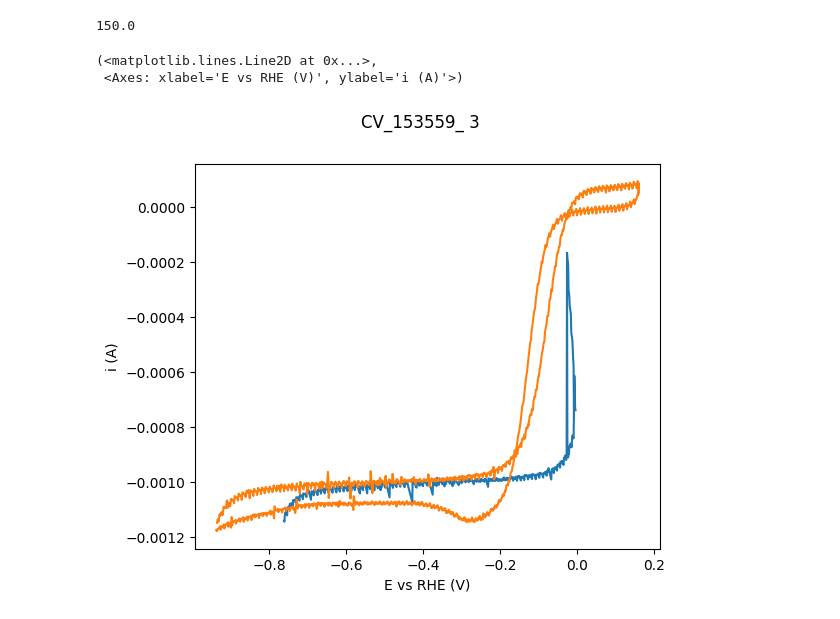
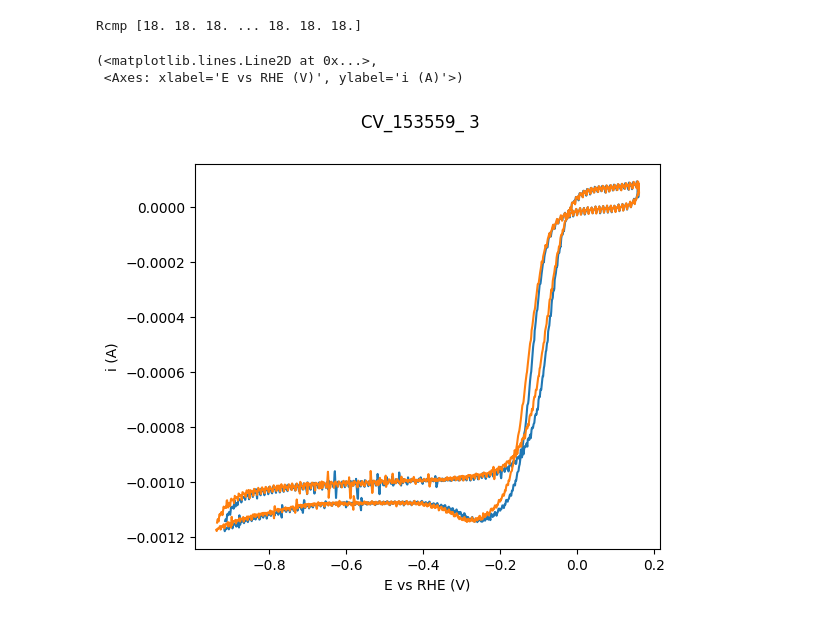
Before and after one commit to NordicEC/EC4py, a Jupyter notebook: dev/CV_Data/CV_Data_t5 _IRCOMP.ipynb, the cells around one changed output. Saved outputs shown, nothing was run; the diff lists cells and outputs as text; code cells hidden in the pictures.

```diff
--- a/dev/CV_Data/CV_Data_t5 _IRCOMP.ipynb
+++ b/dev/CV_Data/CV_Data_t5 _IRCOMP.ipynb
@@ -53,10 +56,10 @@ CV_Data(paths[0]).plot(plot=p)
 # %%
-d= CV_Data(paths[0], "i", IRCORR=150)
-print(d.R_COMP)
+d= CV_Data(paths[0], "i", IRCORR=18)
+print("Rcmp",d.R_COMP)
 _,p = d.plot()
 CV_Data(paths[0]).plot(plot=p)
 # %% [output]
-150.0
+Rcmp [18. 18. 18. ... 18. 18. 18.]
 (<matplotlib.lines.Line2D at 0x...>,
  <Axes: xlabel='E vs RHE (V)', ylabel='i (A)'>)
-[figure, old version]
+[figure, new version]
```
Also changed, not shown: parts of 11 cells of this notebook, 5 other files.
